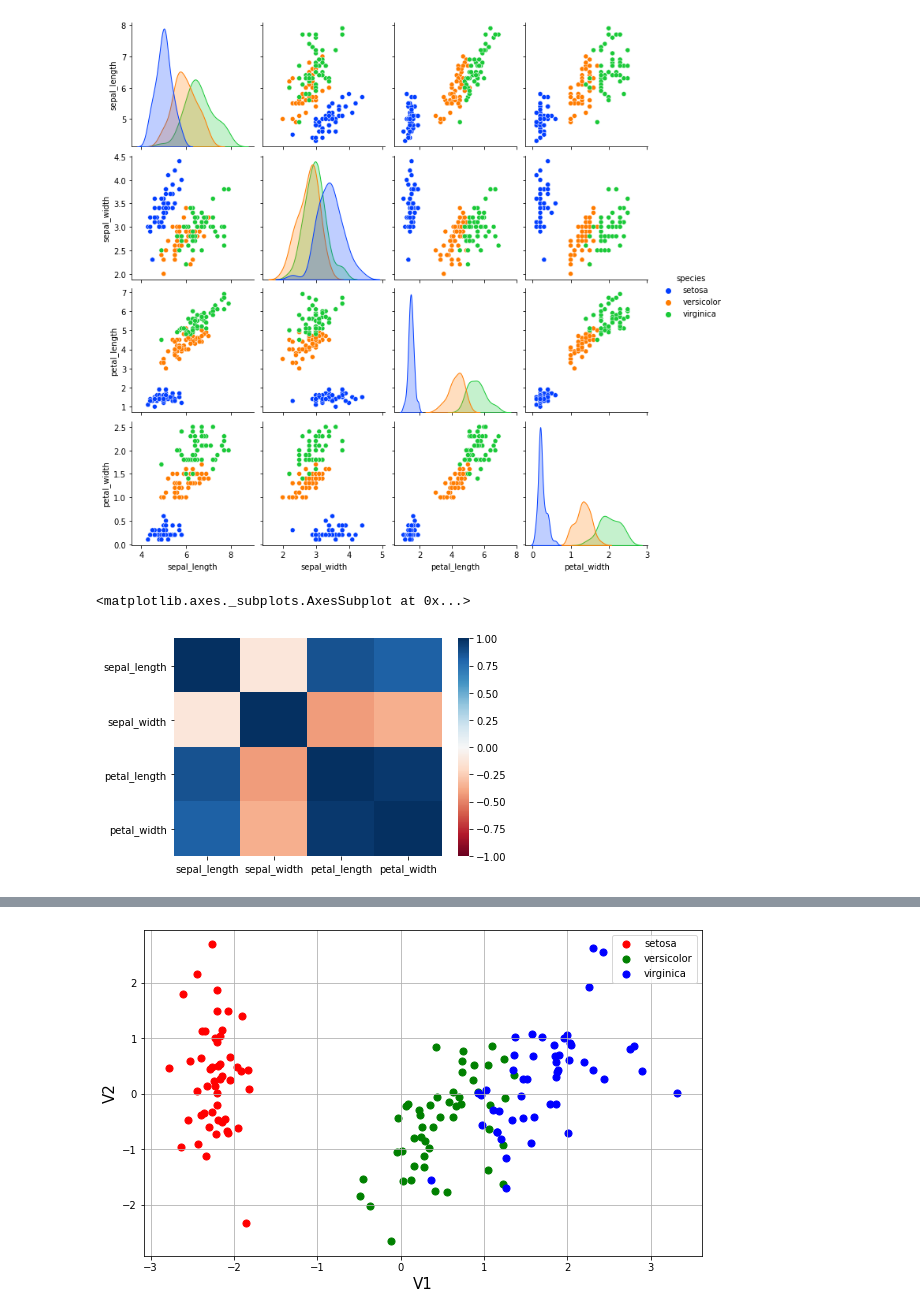
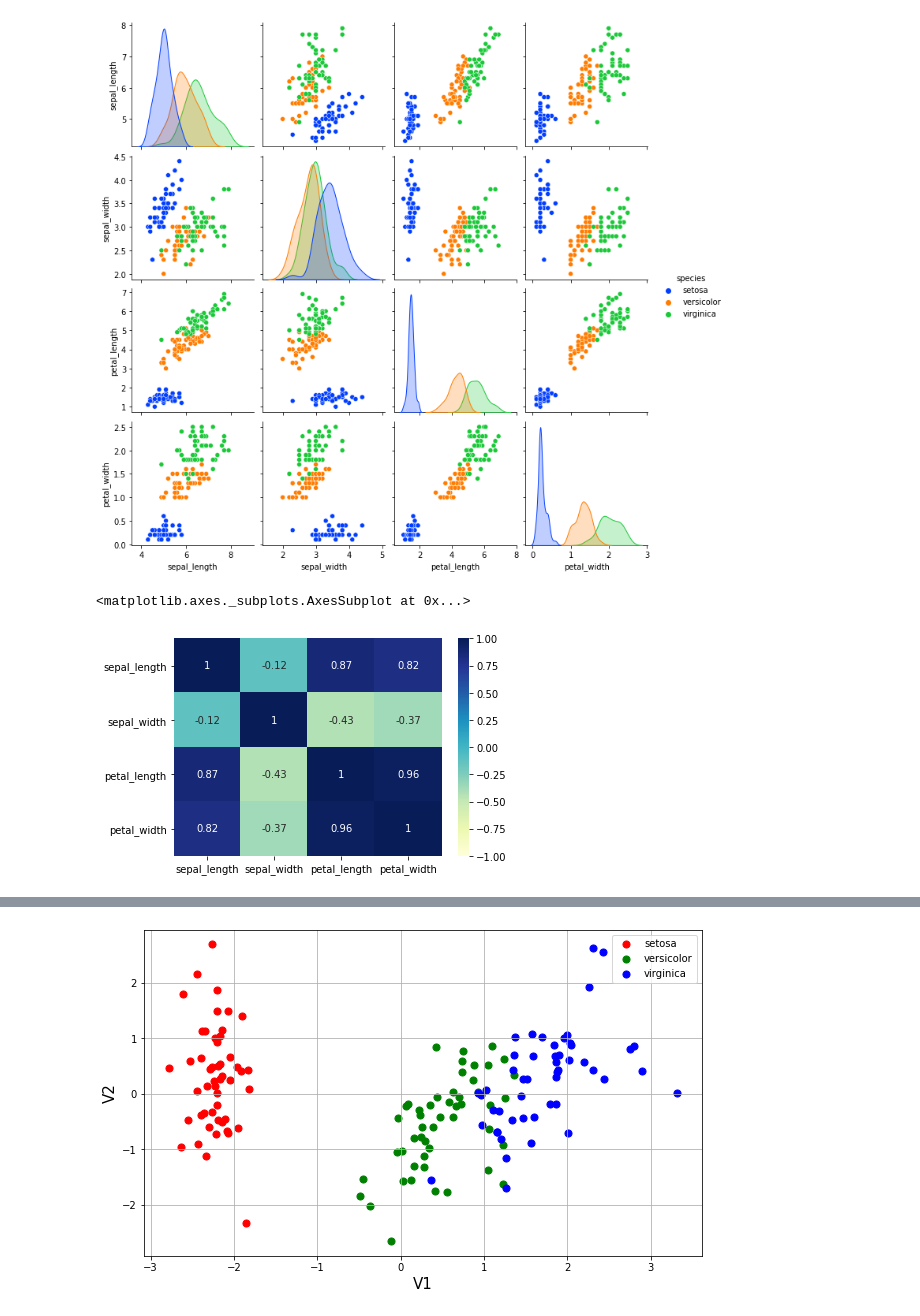
Before and after one commit to 37khalil/SVM-Implementation, a Jupyter notebook: Car_SVM_Classification.ipynb, the cells around one changed output, grey strips where cells are left out. Drawn from its saved outputs; the diff is of its cells as text; code cells hidden in the pictures.

```diff
--- a/Car_SVM_Classification.ipynb
+++ b/Car_SVM_Classification.ipynb
@@ -161,10 +162,10 @@ sns.pairplot(iris, hue="species",palette="bright")
 <seaborn.axisgrid.PairGrid at 0x...>
 [figure]
 # %%
-sns.heatmap(iris.corr(), vmin=-1, vmax=1, cmap="RdBu")
+sns.heatmap(iris.corr(), vmin=-1, vmax=1, cmap="YlGnBu", annot=True)
 # %% [output]
 <matplotlib.axes._subplots.AxesSubplot at 0x...>
-[figure, old version]
+[figure, new version]
 # %%
 features = ['sepal_length', 'sepal_width', 'petal_length', 'petal_width']
 
```
Also changed, not shown: parts of 10 cells of this notebook.
